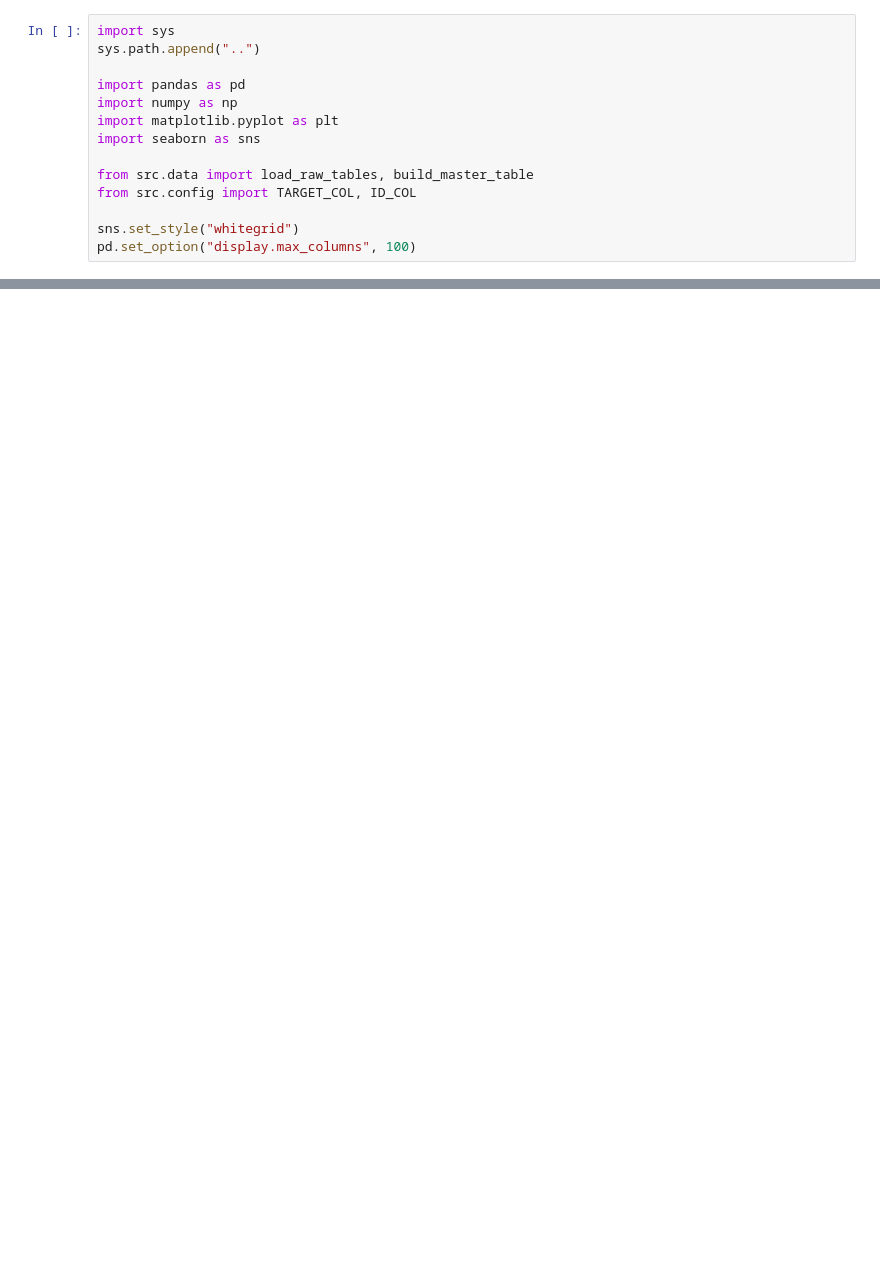
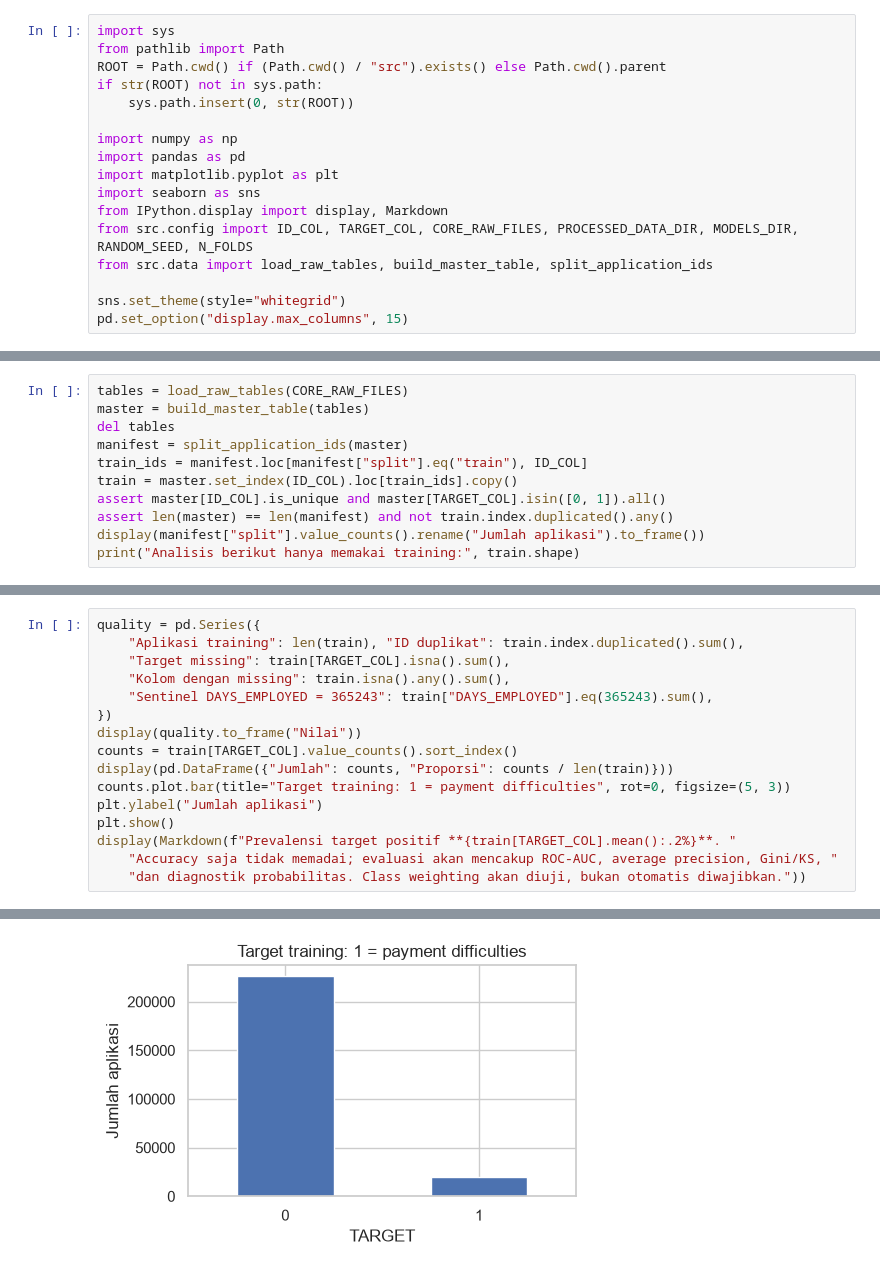
Before and after one commit to foxyglue/credit-risk-scorecard, a Jupyter notebook: notebooks/01_eda.ipynb, the cells around one changed output, grey strips where cells are left out. Cells and saved outputs as stored; diff of their text form; blank space fills up the shorter version.

```diff
--- a/notebooks/01_eda.ipynb
+++ b/notebooks/01_eda.ipynb
@@ -11,14 +11,17 @@ Insight dari notebook ini akan menjadi dasar keputusan feature engineering di `0
 # %%
 import sys
-sys.path.append("..")
+from pathlib import Path
+ROOT = Path.cwd() if (Path.cwd() / "src").exists() else Path.cwd().parent
+if str(ROOT) not in sys.path:
+    sys.path.insert(0, str(ROOT))
 
+import numpy as np
 import pandas as pd
-import numpy as np
 import matplotlib.pyplot as plt
 import seaborn as sns
+from IPython.display import display, Markdown
+from src.config import ID_COL, TARGET_COL, CORE_RAW_FILES, PROCESSED_DATA_DIR, MODELS_DIR, RANDOM_SEED, N_FOLDS
+from src.data import load_raw_tables, build_master_table, split_application_ids
 
-from src.data import load_raw_tables, build_master_table
-from src.config import TARGET_COL, ID_COL
-
-sns.set_style("whitegrid")
-pd.set_option("display.max_columns", 100)
+sns.set_theme(style="whitegrid")
+pd.set_option("display.max_columns", 15)
@@ -253,0 +30,11 @@ nominal cicilan itu sendiri, yang lebih menentukan.
+# %%
+tables = load_raw_tables(CORE_RAW_FILES)
+master = build_master_table(tables)
+del tables
+manifest = split_application_ids(master)
+train_ids = manifest.loc[manifest["split"].eq("train"), ID_COL]
+train = master.set_index(ID_COL).loc[train_ids].copy()
+assert master[ID_COL].is_unique and master[TARGET_COL].isin([0, 1]).all()
+assert len(master) == len(manifest) and not train.index.duplicated().any()
+display(manifest["split"].value_counts().rename("Jumlah aplikasi").to_frame())
+print("Analisis berikut hanya memakai training:", train.shape)
@@ -253,0 +54,17 @@ nominal cicilan itu sendiri, yang lebih menentukan.
+# %%
+quality = pd.Series({
+    "Aplikasi training": len(train), "ID duplikat": train.index.duplicated().sum(),
+    "Target missing": train[TARGET_COL].isna().sum(),
+    "Kolom dengan missing": train.isna().any().sum(),
+    "Sentinel DAYS_EMPLOYED = 365243": train["DAYS_EMPLOYED"].eq(365243).sum(),
+})
+display(quality.to_frame("Nilai"))
+counts = train[TARGET_COL].value_counts().sort_index()
+display(pd.DataFrame({"Jumlah": counts, "Proporsi": counts / len(train)}))
+counts.plot.bar(title="Target training: 1 = payment difficulties", rot=0, figsize=(5, 3))
+plt.ylabel("Jumlah aplikasi")
+plt.show()
+display(Markdown(f"Prevalensi target positif **{train[TARGET_COL].mean():.2%}**. "
+    "Accuracy saja tidak memadai; evaluasi akan mencakup ROC-AUC, average precision, Gini/KS, "
+    "dan diagnostik probabilitas. Class weighting akan diuji, bukan otomatis diwajibkan."))
+# %% [output]
@@ -253,0 +81 @@ nominal cicilan itu sendiri, yang lebih menentukan.
+[figure, added]
```
Also changed, not shown: parts of 30 cells of this notebook, 13 other files.
